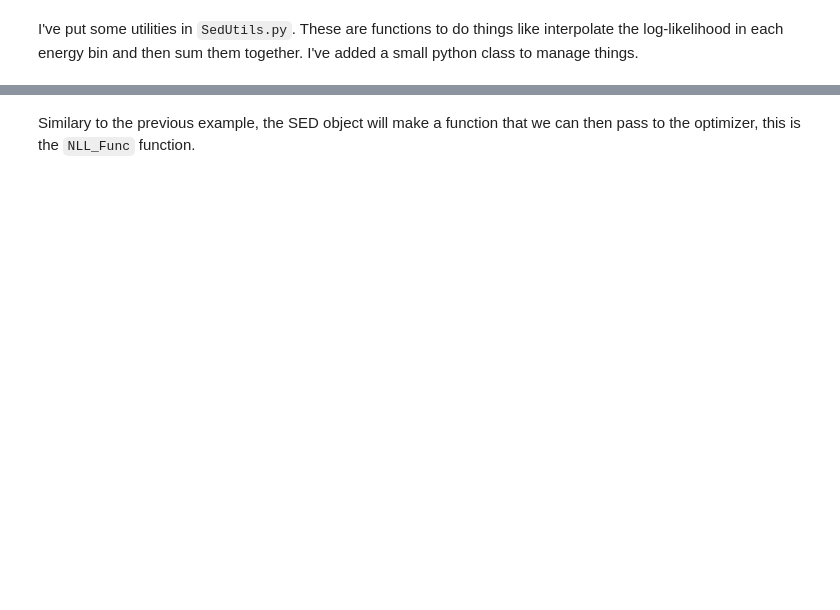
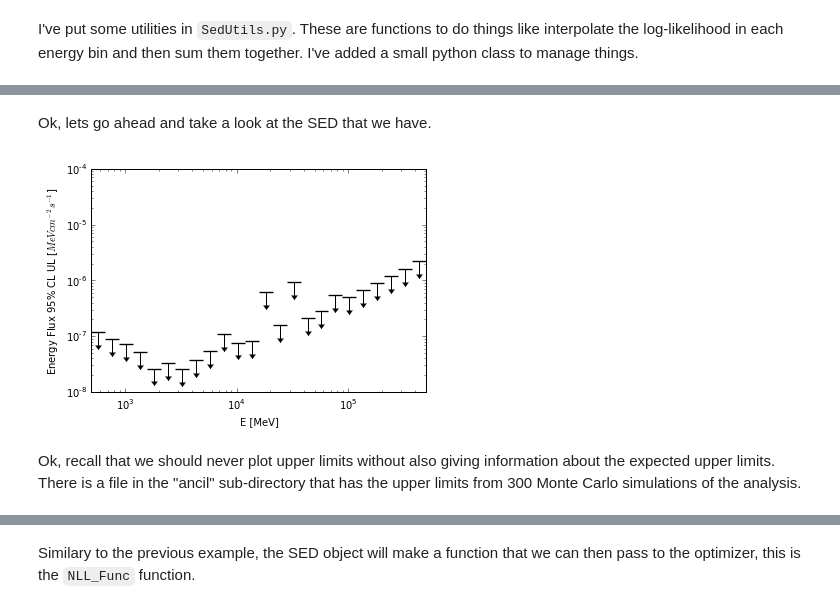
Before and after one commit to KIPAC/StatisticalMethods, a Jupyter notebook: examples/Fermi/SEDFittingExample.ipynb, the cells around one changed output, grey strips where cells are left out. Drawn from its saved outputs; the diff is of its cells as text; code cells hidden in the pictures; blank space fills up the shorter version.

Commit message:
Added SED plotting

```diff
--- a/examples/Fermi/SEDFittingExample.ipynb
+++ b/examples/Fermi/SEDFittingExample.ipynb
@@ -129,0 +168,10 @@ help(sed)
+# %% [markdown]
+Ok, lets go ahead and take a look at the SED that we have.
+# %%
+sed.binByBinUls = None
+binByBinULs = sed.BinByBinULs()
+figSED,axSED = SED.PlotSED(sed.energyBins,binByBinULs)
+# %% [output]
+[figure, added]
+# %% [markdown]
+Ok, recall that we should never plot upper limits without also giving information about the expected upper limits.   There is a file in the "ancil" sub-directory that has the upper limits from 300 Monte Carlo simulations of the analysis.
```
Also changed, not shown: parts of 21 cells of this notebook.
